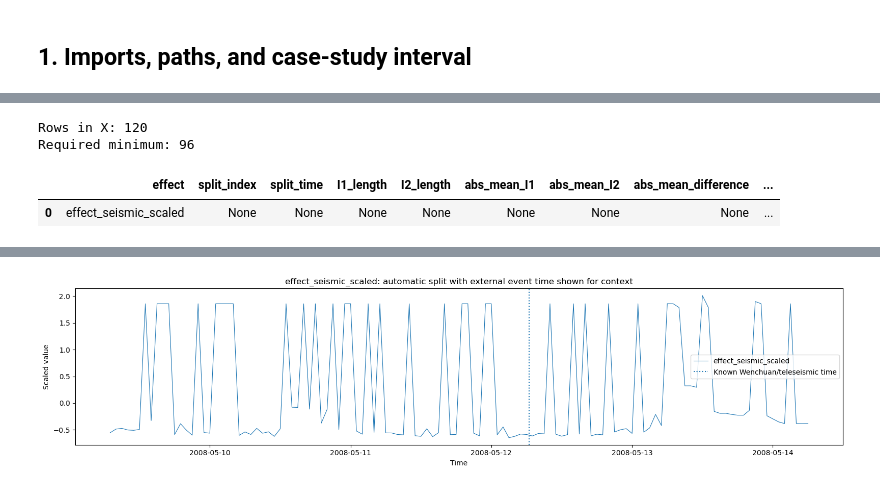
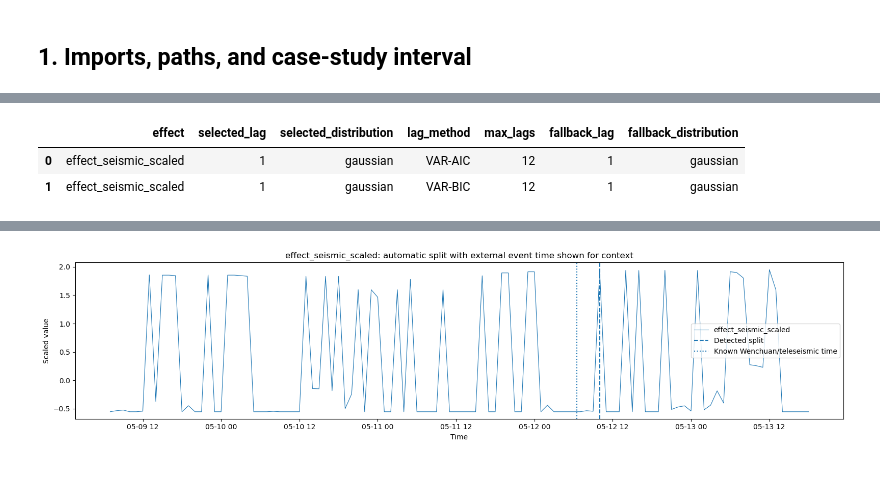
Before and after one commit to alectois/Distinguishing-Causes-and-Triggers-in-Volcanic-and-Seismic-Processes, a Jupyter notebook: notebooks/etna_cause_trigger.ipynb, the cells around one changed output, grey strips where cells are left out. Drawn from its saved outputs; the diff is of its cells as text; code cells hidden in the pictures.

```diff
--- a/notebooks/etna_cause_trigger.ipynb
+++ b/notebooks/etna_cause_trigger.ipynb
@@ -80,0 +53,16 @@ The main configuration uses the original split rule inside the fixed case-study
+# %%
+CASE_PRE_DAYS = 3
+CASE_POST_HOURS = 36
+MIN_I1_LENGTH = 48
+MIN_I2_LENGTH = 30
+MAX_LAGS = 12
+
+X_full = load_model_frame(ETNA_PATH)
+X = case_study_interval(
+    X_full,
+    EVENT_TIME,
+    pre_days=CASE_PRE_DAYS,
+    post_hours=CASE_POST_HOURS,
+)
+
+display(pd.DataFrame([model_overview(X, EFFECT)]))
@@ -81,22 +80,32 @@ The main configuration uses the original split rule inside the fixed case-study
 # %%
+reference_parameters = reference_parameter_table(
+    X,
+    EFFECT,
+    max_lags=MAX_LAGS,
+    fallback_lag=1,
+    fallback_distribution="gaussian",
+)
+display(reference_parameters)
+
+selected_lag = int(reference_parameters.loc[
+    reference_parameters["lag_method"].eq("VAR-AIC"),
+    "selected_lag"
+].iloc[0])
+
 workflow = EtnaWorkflowConfig(
     effect=EFFECT,
     event_time=EVENT_TIME,
     alpha=0.05,
     selected_lag=selected_lag,
     max_lags=MAX_LAGS,
-    min_I1_length=48,
-    min_I2_length=30,
-    distribution=selected_distribution,
-    parameter_source="automatic_reference",
+    min_I1_length=MIN_I1_LENGTH,
+    min_I2_length=MIN_I2_LENGTH,
+    distribution="gaussian",
+    parameter_source="reference_metadata",
+    run_specs=COMPACT_RUN_SPECS,
 )
 
-print("Rows in X:", len(X))
-print("Required minimum:", workflow.min_I1_length + workflow.min_I2_length)
-
-assert len(X) >= workflow.min_I1_length + workflow.min_I2_length
-
-main_split = split_diagnostics(
+split_row = split_diagnostics(
     X,
     EFFECT,
     event_time=EVENT_TIME,
@@ -104,16 +113,15 @@ main_split = split_diagnostics(
     min_I2_length=workflow.min_I2_length,
 )
 
-display(pd.DataFrame([main_split]))
+display(pd.DataFrame([split_row]))
 
 plot_effect_with_split(
     X,
     EFFECT,
-    main_split,
-    event_time=workflow.event_time,
+    split_row,
+    event_time=EVENT_TIME,
 )
 # %% [output]
-Rows in X: 120
-Required minimum: 96
-|  | effect | split_index | split_time | I1_length | I2_length | abs_mean_I1 | abs_mean_I2 | abs_mean_difference | ... |
-| 0 | effect_seismic_scaled | None | None | None | None | None | None | None | ... |
+|  | effect | selected_lag | selected_distribution | lag_method | max_lags | fallback_lag | fallback_distribution |
+| 0 | effect_seismic_scaled | 1 | gaussian | VAR-AIC | 12 | 1 | gaussian |
+| 1 | effect_seismic_scaled | 1 | gaussian | VAR-BIC | 12 | 1 | gaussian |
@@ -120 +130 @@ Required minimum: 96
-[figure, old version]
+[figure, new version]
```
Also changed, not shown: parts of 21 cells of this notebook, 3 other files.
